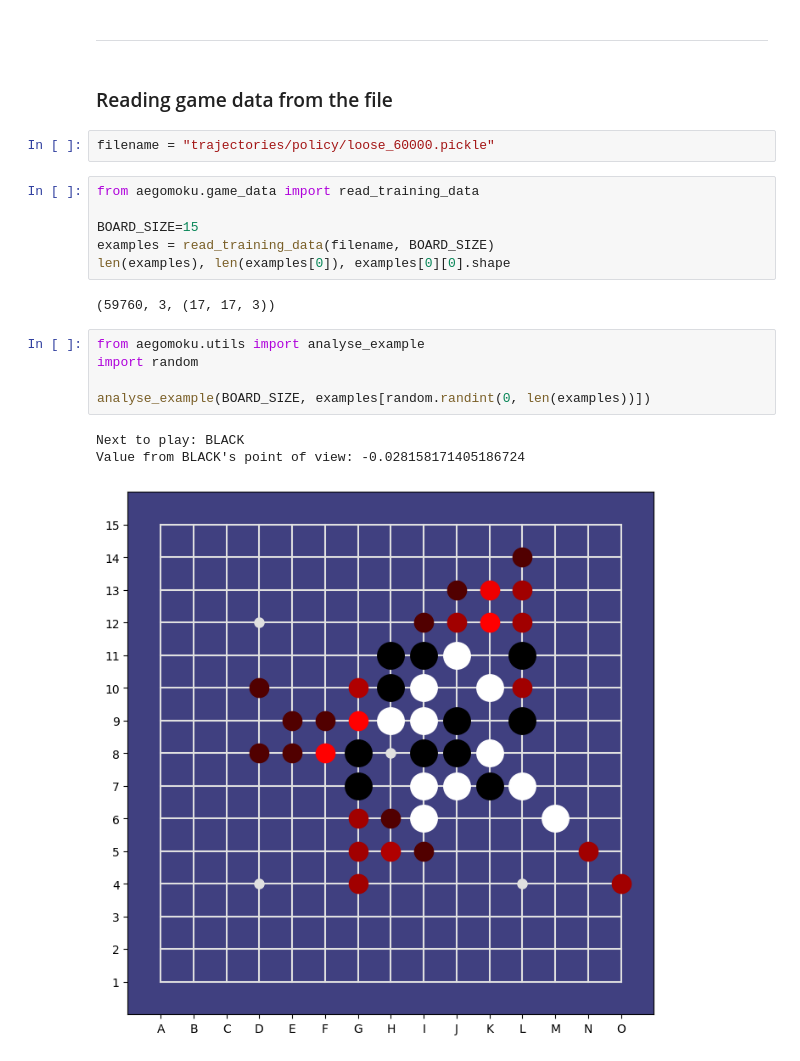
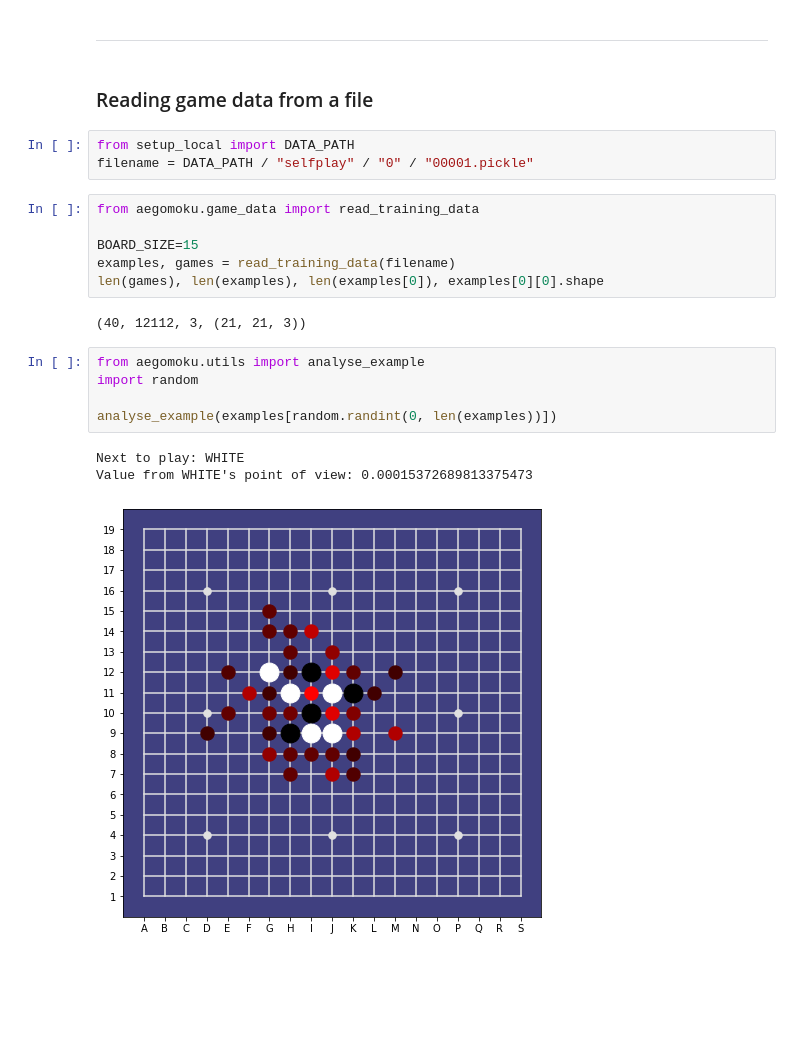
Before and after one commit to Project-Ellie/DeepGomoku, a Jupyter notebook: notebooks/Intuitive_Selfplay.ipynb, the cells around one changed output. Cells and saved outputs as stored; diff of their text form; blank space fills up the shorter version.

Commit message:
up until Intuitive_Selfplay.ipynb

```diff
--- a/notebooks/Intuitive_Selfplay.ipynb
+++ b/notebooks/Intuitive_Selfplay.ipynb
@@ -133,23 +103,24 @@ NameError: name 'data' is not defined
 # %% [markdown]
 ---
 # %% [markdown]
-### Reading game data from the file
+### Reading game data from a file
-# %%
-filename = "trajectories/policy/loose_60000.pickle"
+# %%
+from setup_local import DATA_PATH
+filename = DATA_PATH / "selfplay" / "0" / "00001.pickle"
 # %%
 from aegomoku.game_data import read_training_data
 
 BOARD_SIZE=15
-examples = read_training_data(filename, BOARD_SIZE)
-len(examples), len(examples[0]), examples[0][0].shape
+examples, games = read_training_data(filename)
+len(games), len(examples), len(examples[0]), examples[0][0].shape
 # %% [output]
-(59760, 3, (17, 17, 3))
+(40, 12112, 3, (21, 21, 3))
 # %%
 from aegomoku.utils import analyse_example
 import random
 
-analyse_example(BOARD_SIZE, examples[random.randint(0, len(examples))])
+analyse_example(examples[random.randint(0, len(examples))])
 # %% [output]
-Next to play: BLACK
-Value from BLACK's point of view: -0.028158171405186724
+Next to play: WHITE
+Value from WHITE's point of view: 0.00015372689813375473
-[figure, old version]
+[figure, new version]
```
Also changed, not shown: parts of 16 cells of this notebook, 3 other files.
